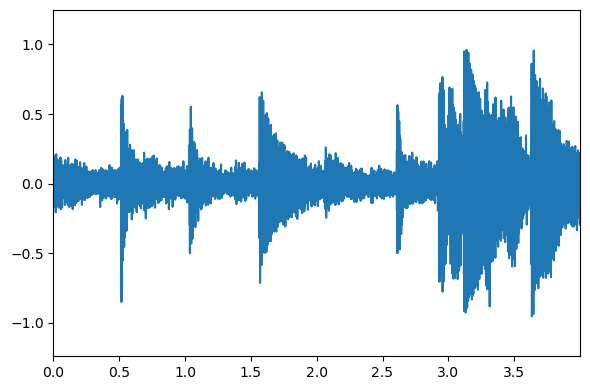
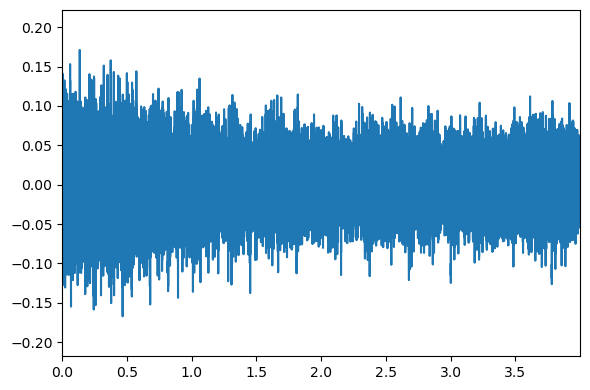
The notebook cell's code change between the first figure and the second:
--- before
+++ after
@@ -3,6 +3,6 @@
 from audioflux.display import fill_wave
 
-save_dir = "..\\..\\docs\\images\\"
-sample_path = "..\\..\\corpus\\pilot_study_2\\input.wav"
+save_dir = "..\\docs\\images\\"
+sample_path = "..\\corpus\\pilot_study_3\\input.wav"
 y, sr = af.read(sample_path)
 audio_arr = y[sr*10:int(sr*14)]
@@ -12,3 +12,3 @@
 plt.title("")
 plt.tight_layout()
-plt.savefig(save_dir + "waveform_plot_handpan.pdf", dpi=300)
+# plt.savefig(save_dir + "waveform_plot_handpan.pdf", dpi=300)

Commit: created sinc env pdf, created grains pdfs